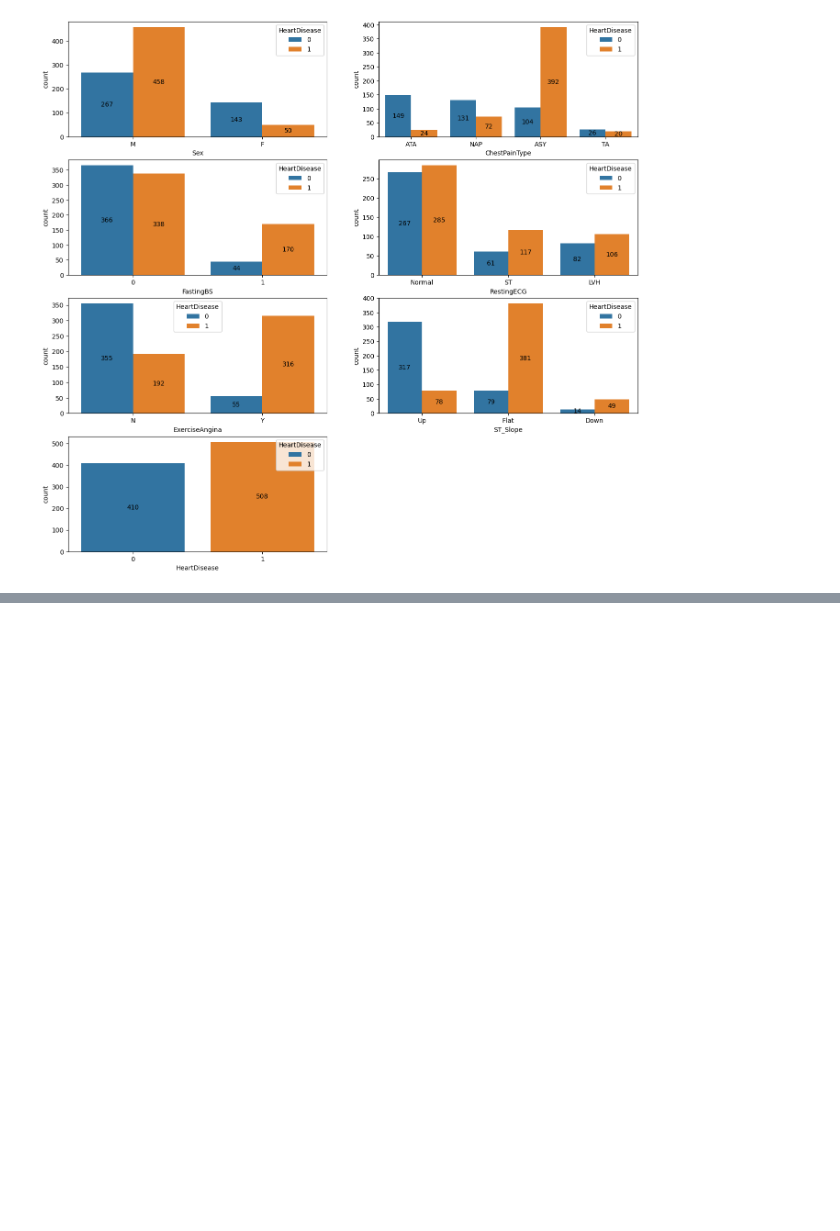
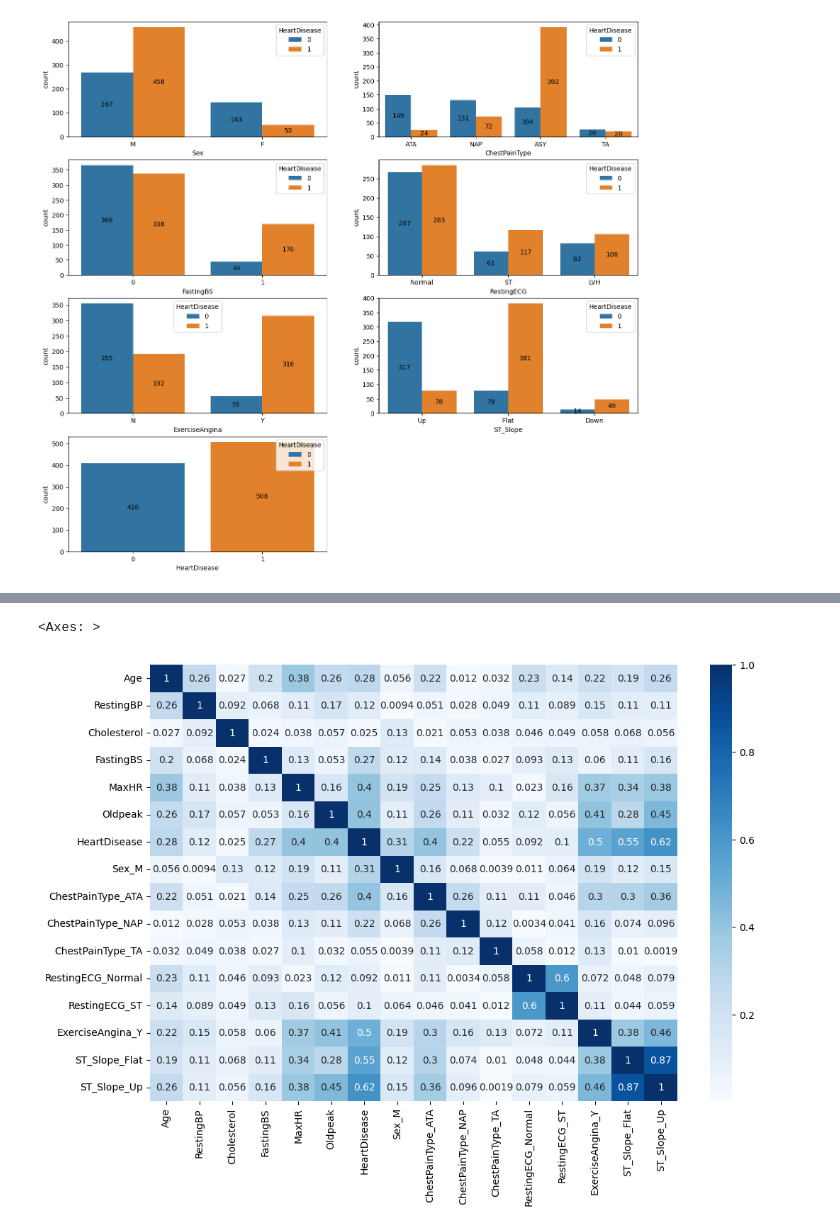
Before and after one commit to pd-25/machine-learning-basics, a Jupyter notebook: kNN/kNN_algo_implementation.ipynb, the cells around one changed output, grey strips where cells are left out. Drawn from its saved outputs; the diff is of its cells as text; code cells hidden in the pictures; blank space fills up the shorter version.

```diff
--- a/kNN/kNN_algo_implementation.ipynb
+++ b/kNN/kNN_algo_implementation.ipynb
@@ -35,3 +35,21 @@ for idx, col in enumerate(categorical_cols):
         ax.bar_label(container, label_type='center')
 # %% [output]
 [figure]
+# %%
+#After EDA is done now we need to clean the data
+df_clean = heart_df.copy()
+#df_clean.columns
+
+df_clean = df_clean[df_clean['RestingBP'] != 0]
+
+heartdissase_mask = df_clean['HeartDisease'] == 0
+
+colesterol_without_heart_disease = df_clean.loc[heartdissase_mask, 'Cholesterol']
+colesterol_with_heart_disease = df_clean.loc[~heartdissase_mask, 'Cholesterol']
+
+df_clean.loc[heartdissase_mask, 'Cholesterol'] = colesterol_without_heart_disease.replace(to_replace=0, value=colesterol_without_heart_disease.median())
+df_clean.loc[~heartdissase_mask, 'Cholesterol'] = colesterol_with_heart_disease.replace(to_replace=0, value=colesterol_with_heart_disease.median())
+
+df_clean[['Cholesterol', 'RestingBP']].describe()
+
+#df_clean
@@ -37,0 +66,3 @@ for idx, col in enumerate(categorical_cols):
+# %%
+df_clean = pd.get_dummies(df_clean, drop_first=True)
+df_clean.head()
@@ -37,0 +76,7 @@ for idx, col in enumerate(categorical_cols):
+# %%
+correlations = abs(df_clean.corr())
+plt.figure(figsize=(12,8))
+sns.heatmap(correlations, annot=True, cmap="Blues")
+# %% [output]
+<Axes: >
+[figure, added]
```
Also changed, not shown: parts of 16 cells of this notebook.
